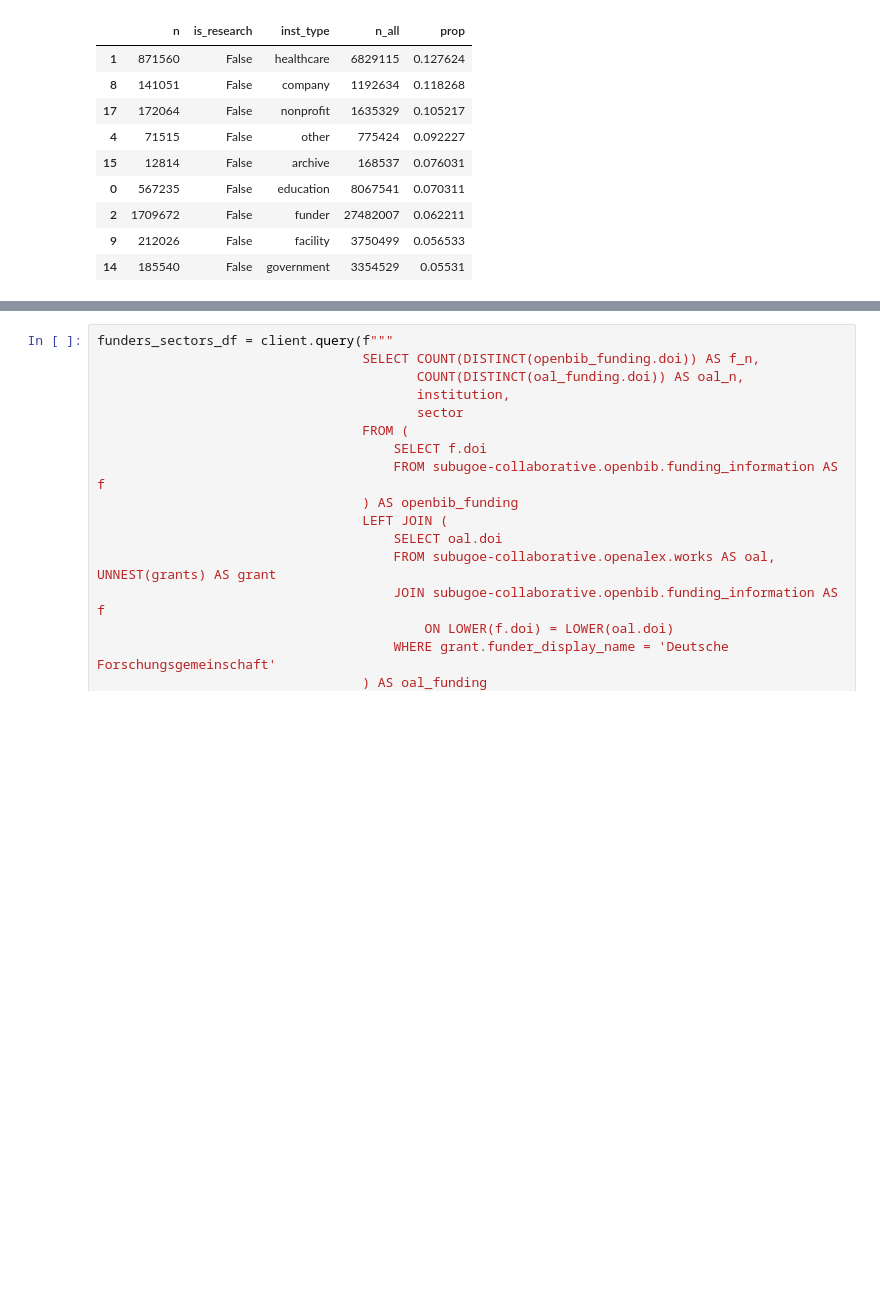
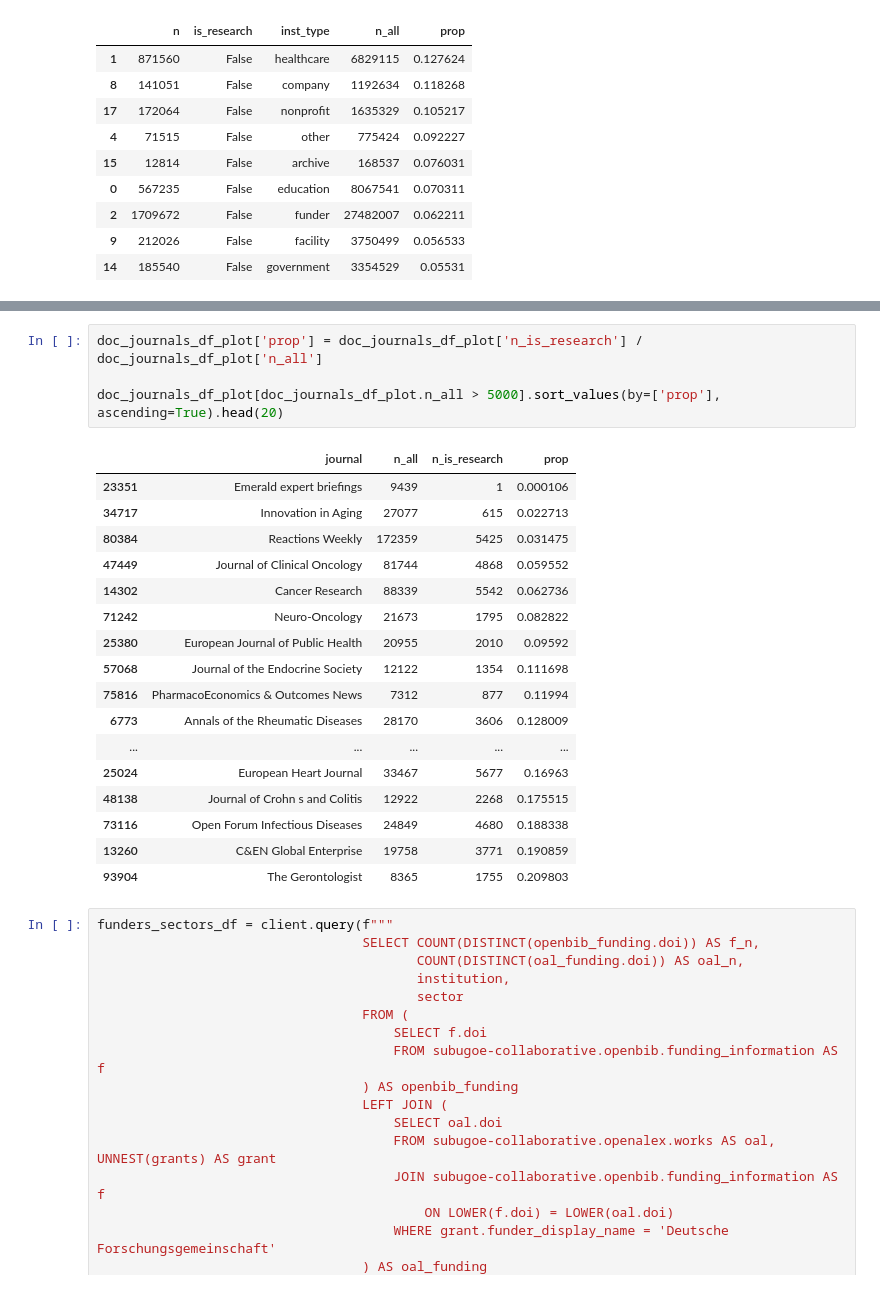
Before and after one commit to kbopenbib/kbopenbib_data, a Jupyter notebook: examples/bigquery_notebook.ipynb, the cells around one changed output, grey strips where cells are left out. Saved outputs shown, nothing was run; the diff lists cells and outputs as text; blank space fills up the shorter version.

```diff
--- a/examples/bigquery_notebook.ipynb
+++ b/examples/bigquery_notebook.ipynb
@@ -320,3 +377,25 @@ doc_sectors_type_df[doc_sectors_type_df.is_research==False].sort_values(by='prop
+# %%
+doc_journals_df_plot['prop'] = doc_journals_df_plot['n_is_research'] / doc_journals_df_plot['n_all']
+
+doc_journals_df_plot[doc_journals_df_plot.n_all > 5000].sort_values(by=['prop'], ascending=True).head(20)
+# %% [output]
+|  | journal | n_all | n_is_research | prop |
+| 23351 | Emerald expert briefings | 9439 | 1 | 0.000106 |
+| 34717 | Innovation in Aging | 27077 | 615 | 0.022713 |
+| 80384 | Reactions Weekly | 172359 | 5425 | 0.031475 |
+| 47449 | Journal of Clinical Oncology | 81744 | 4868 | 0.059552 |
+| 14302 | Cancer Research | 88339 | 5542 | 0.062736 |
+| 71242 | Neuro-Oncology | 21673 | 1795 | 0.082822 |
+| 25380 | European Journal of Public Health | 20955 | 2010 | 0.09592 |
+| 57068 | Journal of the Endocrine Society | 12122 | 1354 | 0.111698 |
+| 75816 | PharmacoEconomics & Outcomes News | 7312 | 877 | 0.11994 |
+| 6773 | Annals of the Rheumatic Diseases | 28170 | 3606 | 0.128009 |
+| ... | ... | ... | ... | ... |
+| 25024 | European Heart Journal | 33467 | 5677 | 0.16963 |
+| 48138 | Journal of Crohn s and Colitis | 12922 | 2268 | 0.175515 |
+| 73116 | Open Forum Infectious Diseases | 24849 | 4680 | 0.188338 |
+| 13260 | C&EN Global Enterprise | 19758 | 3771 | 0.190859 |
+| 93904 | The Gerontologist | 8365 | 1755 | 0.209803 |
 # %%
 funders_sectors_df = client.query(f"""
                                   SELECT COUNT(DISTINCT(openbib_funding.doi)) AS f_n,
```
Also changed, not shown: parts of 7 cells of this notebook.
